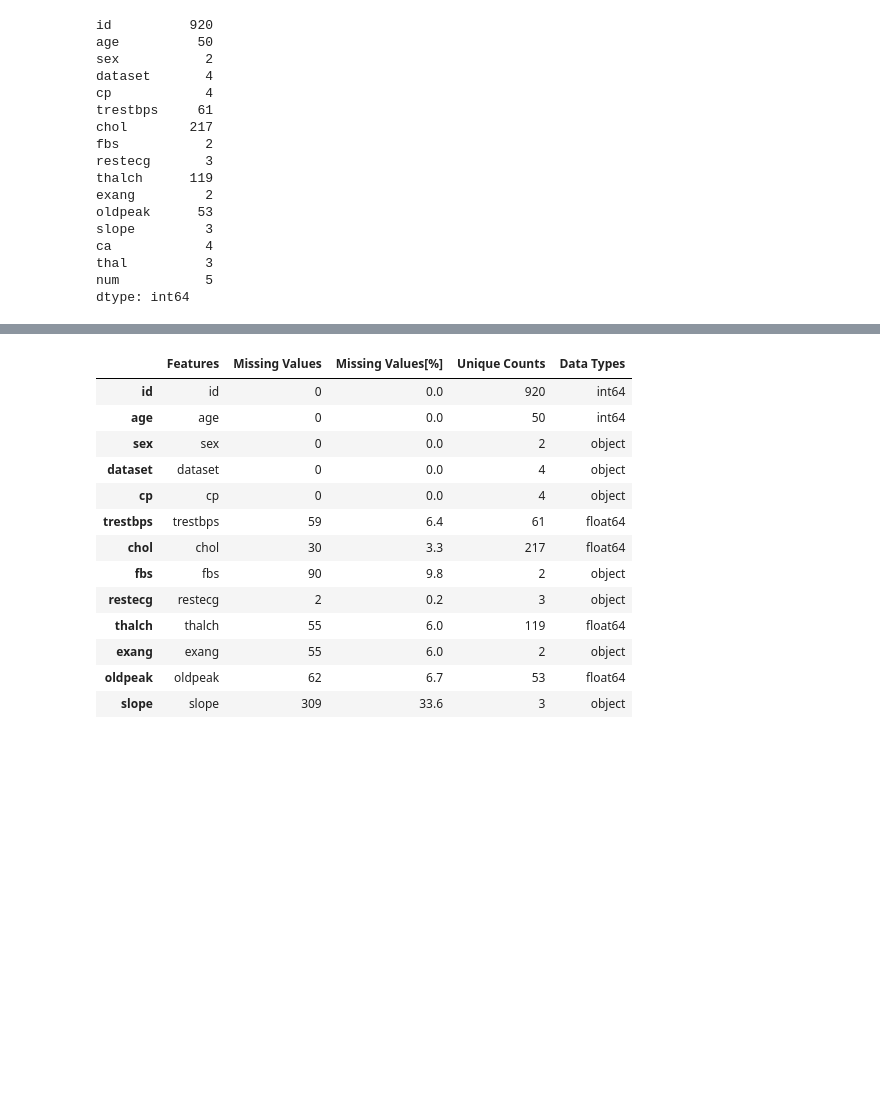
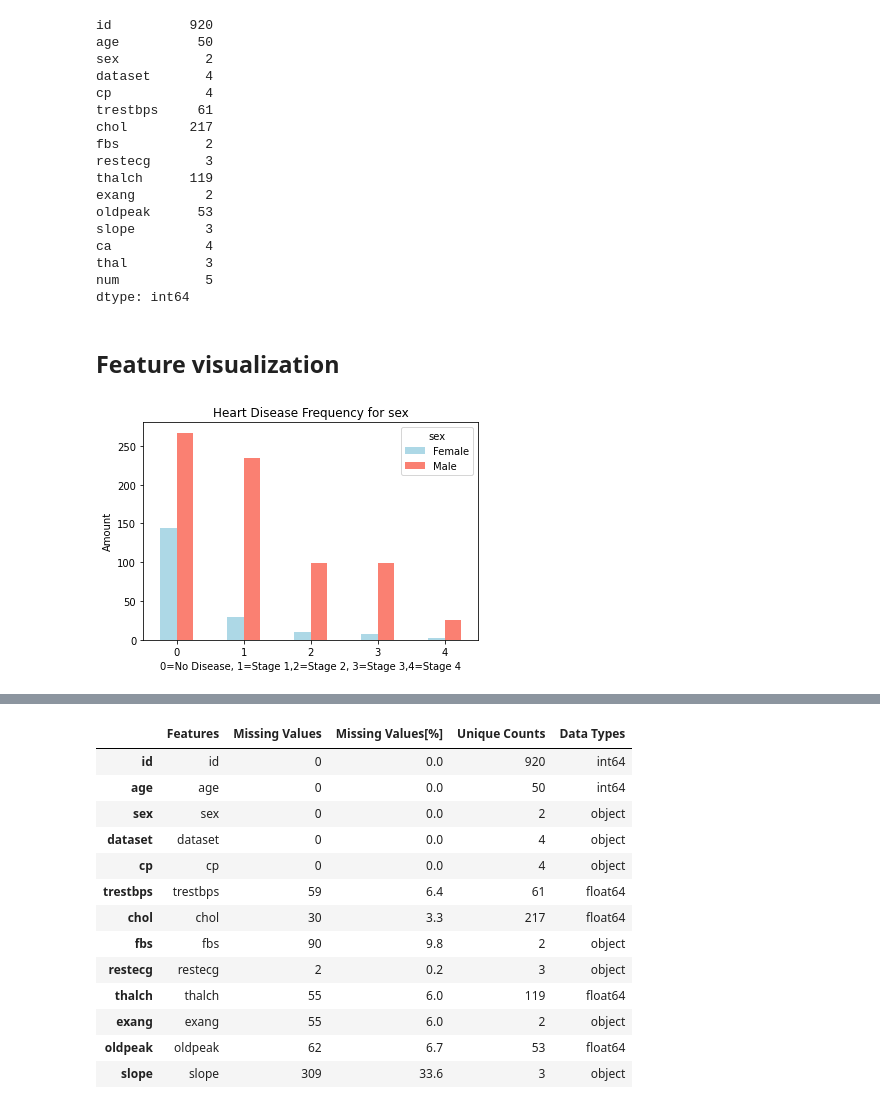
Before and after one commit to Aminul667/heart_disease_prediction, a Jupyter notebook: assignment2.ipynb, the cells around one changed output, grey strips where cells are left out. Cells and saved outputs as stored; diff of their text form; code cells hidden in the pictures; blank space fills up the shorter version.

Commit message:
added more plots

```diff
--- a/assignment2.ipynb
+++ b/assignment2.ipynb
@@ -84,3 +84,18 @@ ca            4
 thal          3
 num           5
 dtype: int64
+# %% [markdown]
+## Feature visualization
+# %%
+pd.crosstab(df.num,df.sex).plot(kind="bar",figsize=(6,4),color=["lightblue","salmon"])
+
+plt.title("Heart Disease Frequency for sex")
+
+plt.xlabel("0=No Disease, 1=Stage 1,2=Stage 2, 3=Stage 3,4=Stage 4")
+plt.ylabel("Amount")
+
+plt.xticks(rotation=0)
+
+plt.show()
+# %% [output]
+[figure, added]
```
Also changed, not shown: parts of 5 cells of this notebook.
